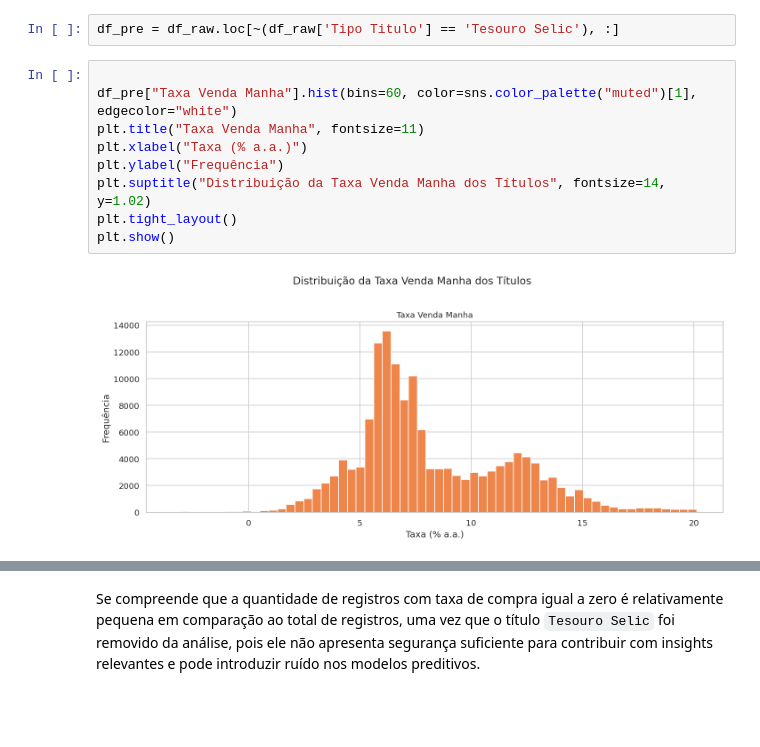
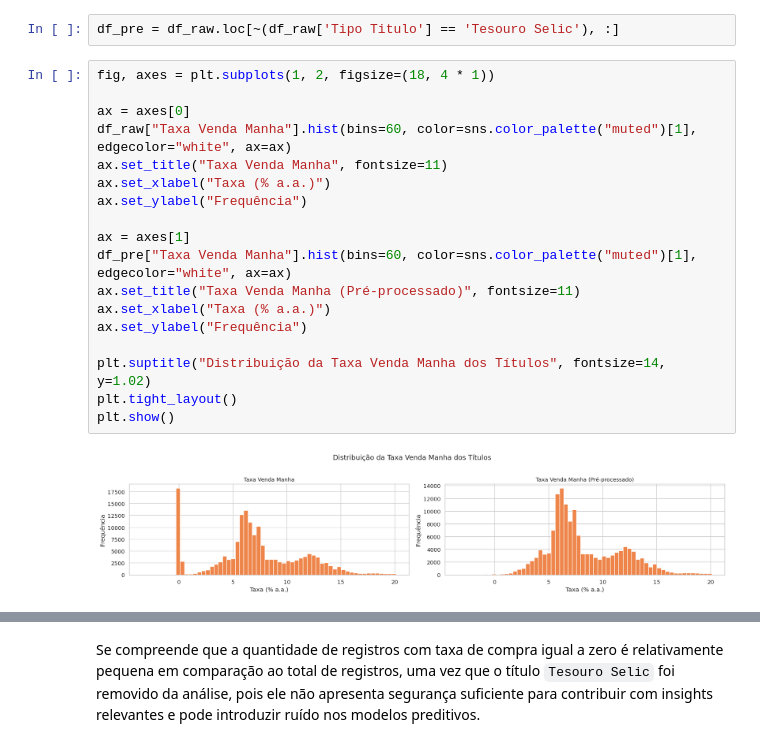
Before and after one commit to marciomocellin/analise-tesouro-direto, a Jupyter notebook: analise_tesouro_direto.ipynb, the cells around one changed output, grey strips where cells are left out. Drawn from its saved outputs; the diff is of its cells as text; blank space fills up the shorter version.

```diff
--- a/analise_tesouro_direto.ipynb
+++ b/analise_tesouro_direto.ipynb
@@ -314,16 +314,25 @@ Como o titulo `Tesouro Selic` apresenta se muito centrado em valores próximos d
 # %%
 df_pre = df_raw.loc[~(df_raw['Tipo Titulo'] == 'Tesouro Selic'), :]
 # %%
+fig, axes = plt.subplots(1, 2, figsize=(18, 4 * 1))
 
-df_pre["Taxa Venda Manha"].hist(bins=60, color=sns.color_palette("muted")[1], edgecolor="white")
-plt.title("Taxa Venda Manha", fontsize=11)
-plt.xlabel("Taxa (% a.a.)")
-plt.ylabel("Frequência")
+ax = axes[0]
+df_raw["Taxa Venda Manha"].hist(bins=60, color=sns.color_palette("muted")[1], edgecolor="white", ax=ax)
+ax.set_title("Taxa Venda Manha", fontsize=11)
+ax.set_xlabel("Taxa (% a.a.)")
+ax.set_ylabel("Frequência")
+
+ax = axes[1]
+df_pre["Taxa Venda Manha"].hist(bins=60, color=sns.color_palette("muted")[1], edgecolor="white", ax=ax)
+ax.set_title("Taxa Venda Manha (Pré-processado)", fontsize=11)
+ax.set_xlabel("Taxa (% a.a.)")
+ax.set_ylabel("Frequência")
+
 plt.suptitle("Distribuição da Taxa Venda Manha dos Títulos", fontsize=14, y=1.02)
 plt.tight_layout()
 plt.show()
 # %% [output]
-[figure, old version]
+[figure, new version]
 # %%
 colunas_numericas = df_pre.select_dtypes(include="number").columns.tolist()
 
```
Also changed, not shown: parts of 11 cells of this notebook.
